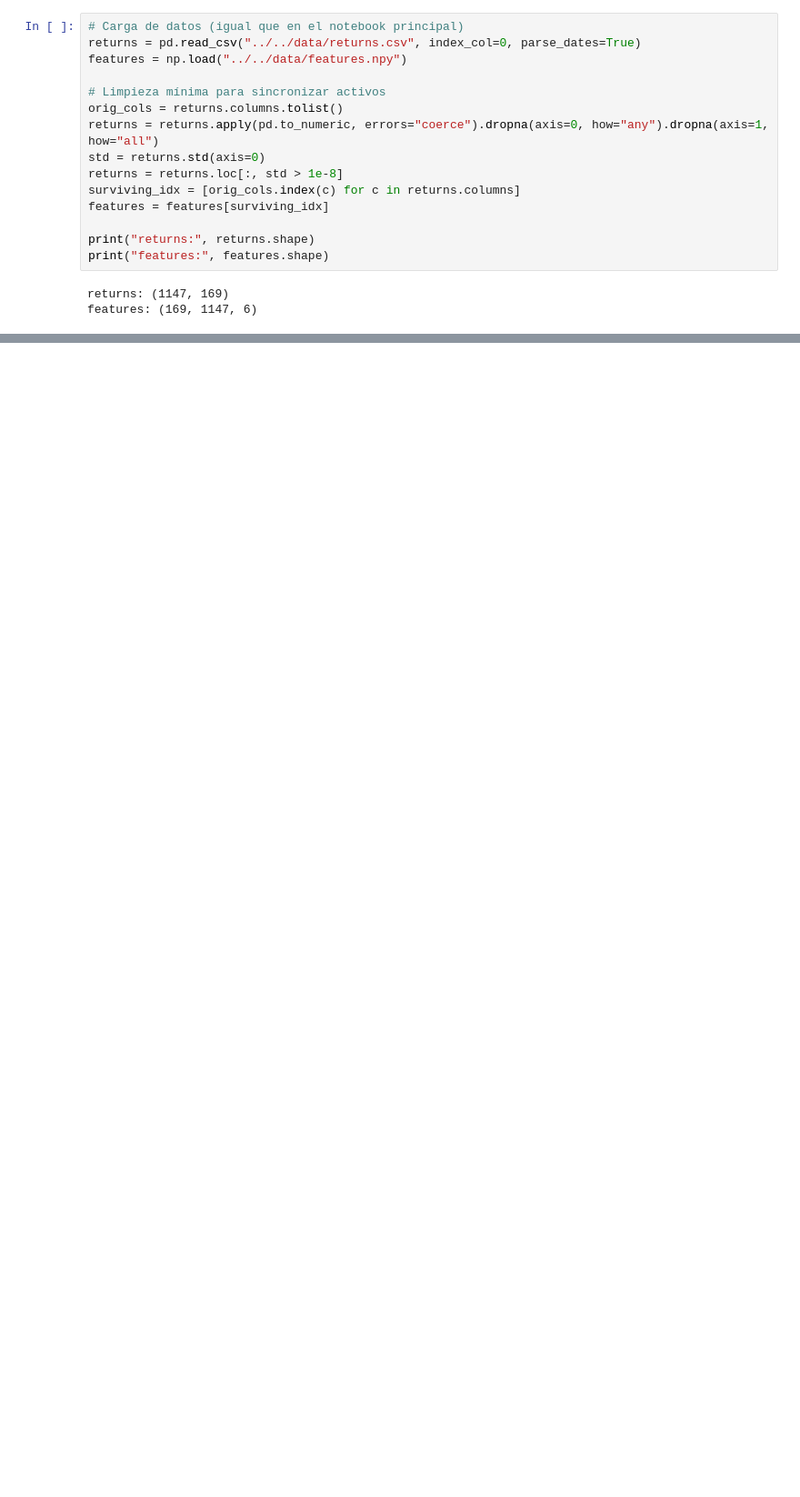
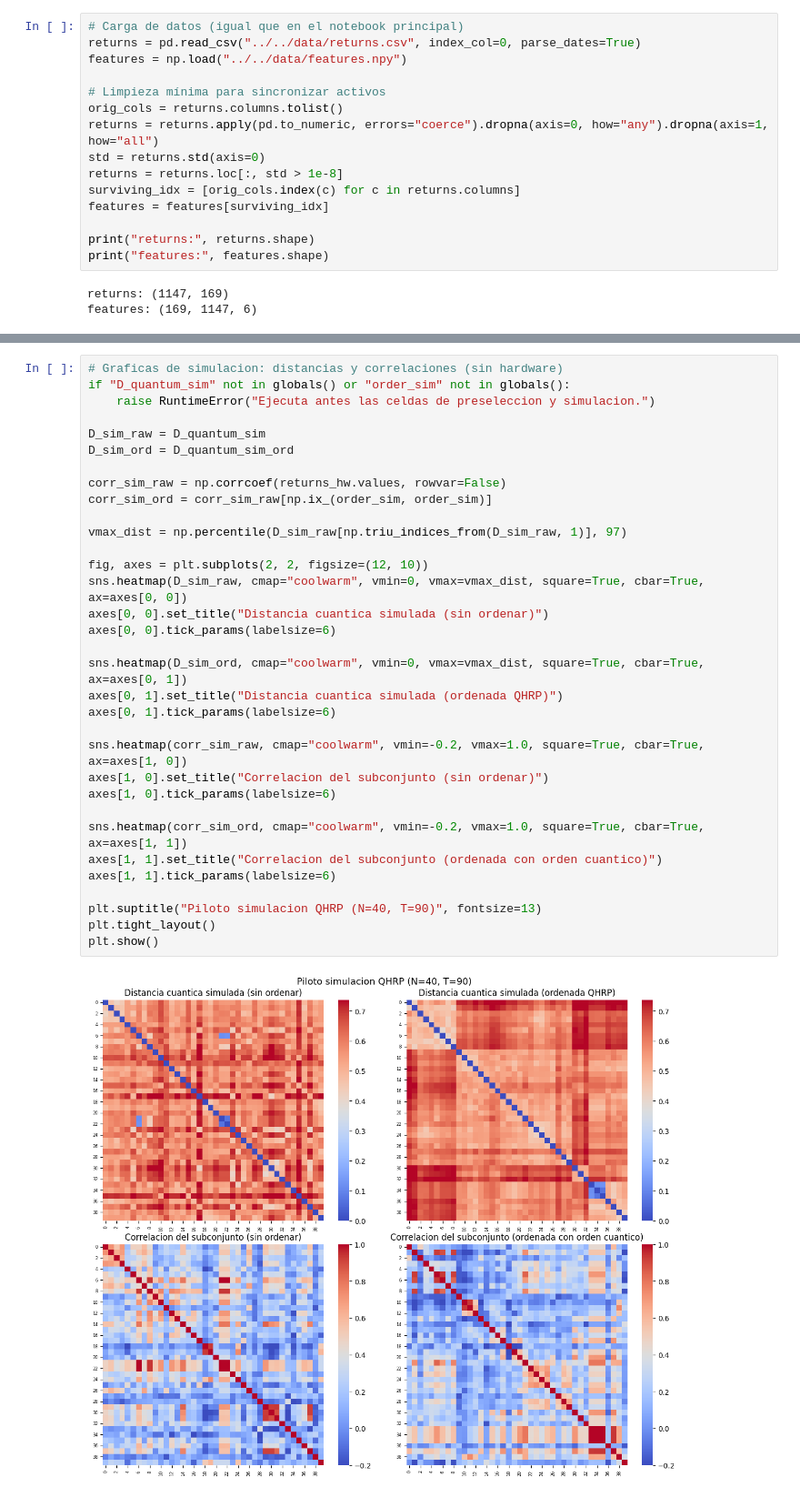
Before and after one commit to ikergs03/tfg-pricing-european-call-qae, a Jupyter notebook: src/qhrp_figure3_4/fig3_4_hardware_trial.ipynb, the cells around one changed output, grey strips where cells are left out. Shown at 91% size. Cells and saved outputs as stored; diff of their text form; blank space fills up the shorter version.

```diff
--- a/src/qhrp_figure3_4/fig3_4_hardware_trial.ipynb
+++ b/src/qhrp_figure3_4/fig3_4_hardware_trial.ipynb
@@ -93,0 +168,35 @@ Tiempo total hardware: 1168.76s | shots=256
+# %%
+# Graficas de simulacion: distancias y correlaciones (sin hardware)
+if "D_quantum_sim" not in globals() or "order_sim" not in globals():
+    raise RuntimeError("Ejecuta antes las celdas de preseleccion y simulacion.")
+
+D_sim_raw = D_quantum_sim
+D_sim_ord = D_quantum_sim_ord
+
+corr_sim_raw = np.corrcoef(returns_hw.values, rowvar=False)
+corr_sim_ord = corr_sim_raw[np.ix_(order_sim, order_sim)]
+
+vmax_dist = np.percentile(D_sim_raw[np.triu_indices_from(D_sim_raw, 1)], 97)
+
+fig, axes = plt.subplots(2, 2, figsize=(12, 10))
+sns.heatmap(D_sim_raw, cmap="coolwarm", vmin=0, vmax=vmax_dist, square=True, cbar=True, ax=axes[0, 0])
+axes[0, 0].set_title("Distancia cuantica simulada (sin ordenar)")
+axes[0, 0].tick_params(labelsize=6)
+
+sns.heatmap(D_sim_ord, cmap="coolwarm", vmin=0, vmax=vmax_dist, square=True, cbar=True, ax=axes[0, 1])
+axes[0, 1].set_title("Distancia cuantica simulada (ordenada QHRP)")
+axes[0, 1].tick_params(labelsize=6)
+
+sns.heatmap(corr_sim_raw, cmap="coolwarm", vmin=-0.2, vmax=1.0, square=True, cbar=True, ax=axes[1, 0])
+axes[1, 0].set_title("Correlacion del subconjunto (sin ordenar)")
+axes[1, 0].tick_params(labelsize=6)
+
+sns.heatmap(corr_sim_ord, cmap="coolwarm", vmin=-0.2, vmax=1.0, square=True, cbar=True, ax=axes[1, 1])
+axes[1, 1].set_title("Correlacion del subconjunto (ordenada con orden cuantico)")
+axes[1, 1].tick_params(labelsize=6)
+
+plt.suptitle("Piloto simulacion QHRP (N=40, T=90)", fontsize=13)
+plt.tight_layout()
+plt.show()
+# %% [output]
+[figure, added]
```
Also changed, not shown: parts of 9 cells of this notebook.
